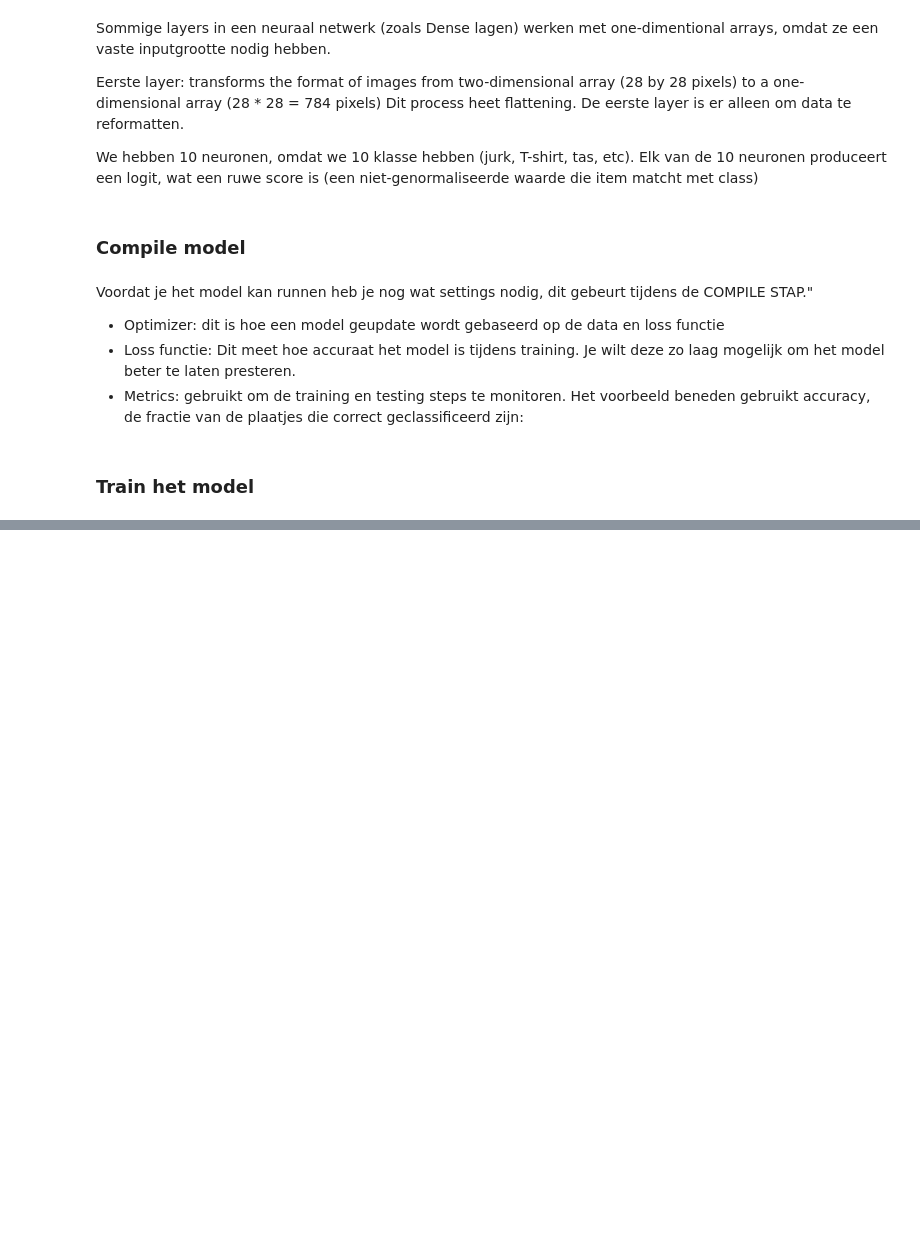
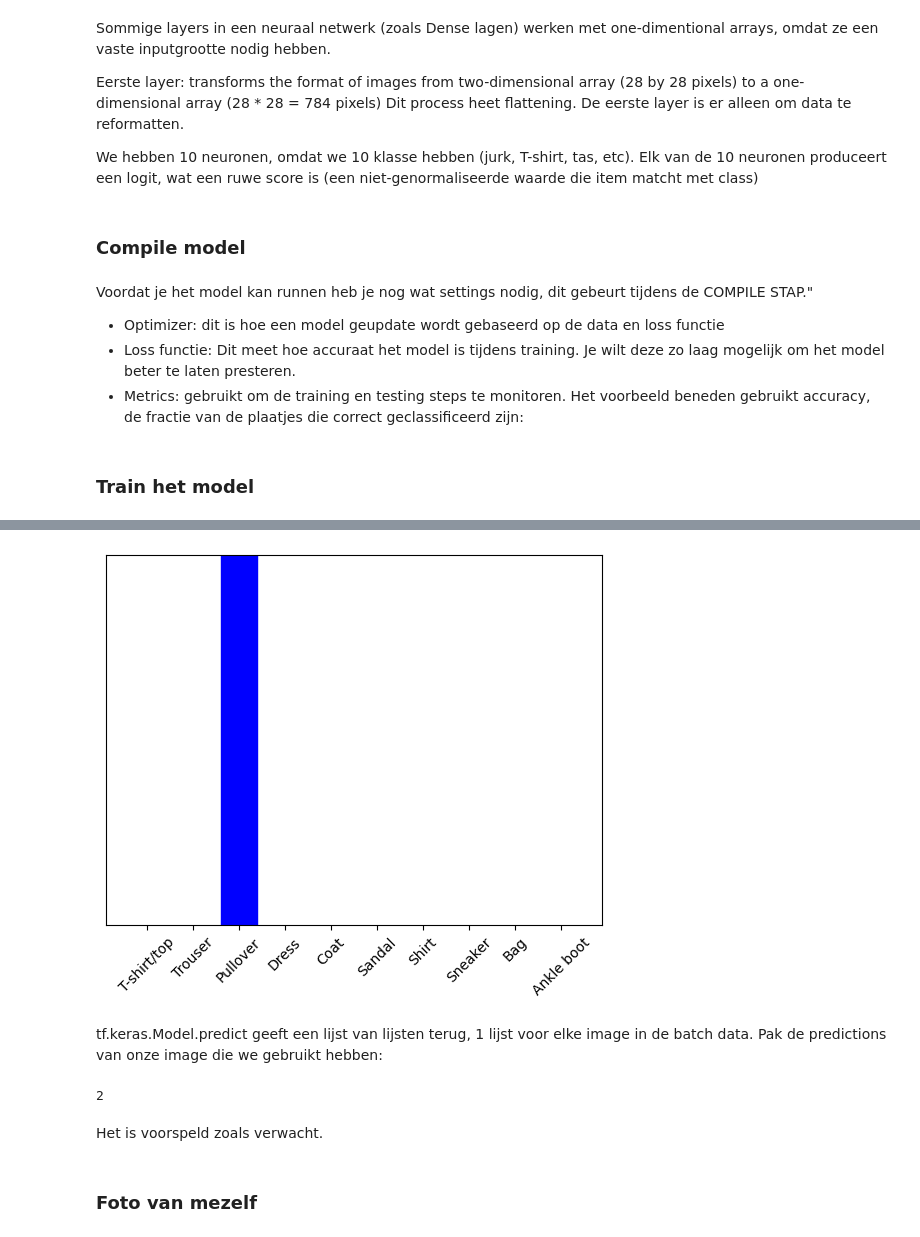
Before and after one commit to ishofstede/modelleren_van_kanker, a Jupyter notebook: casus_d/notebooks/opdracht_1.ipynb, the cells around one changed output, grey strips where cells are left out. Cells and saved outputs as stored; diff of their text form; code cells hidden in the pictures; blank space fills up the shorter version.

```diff
--- a/casus_d/notebooks/opdracht_1.ipynb
+++ b/casus_d/notebooks/opdracht_1.ipynb
@@ -145,0 +323,16 @@ Een neural network training gebruikt de volgende stappen:
+# %%
+plot_value_array(1, predictions_single[0], test_labels)
+_ = plt.xticks(range(10), class_names, rotation=45)
+plt.show()
+# %% [output]
+[figure, added]
+# %% [markdown]
+tf.keras.Model.predict geeft een lijst van lijsten terug, 1 lijst voor elke image in de batch data. Pak de predictions van onze image die we gebruikt hebben:
+# %%
+np.argmax(predictions_single[0])
+# %% [output]
+2
+# %% [markdown]
+Het is voorspeld zoals verwacht.
+# %% [markdown]
+### Foto van mezelf
```
Also changed, not shown: parts of 34 cells of this notebook.
